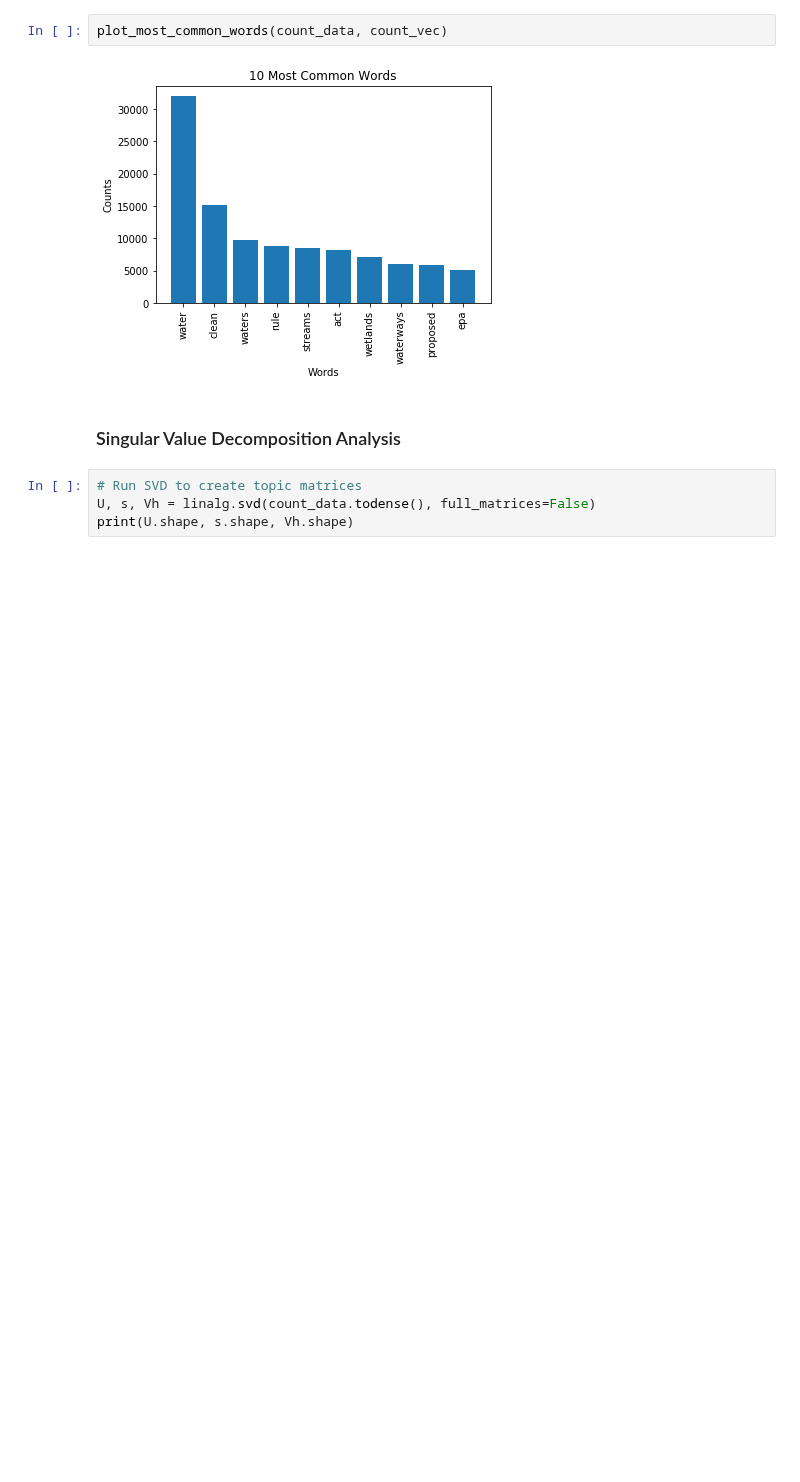
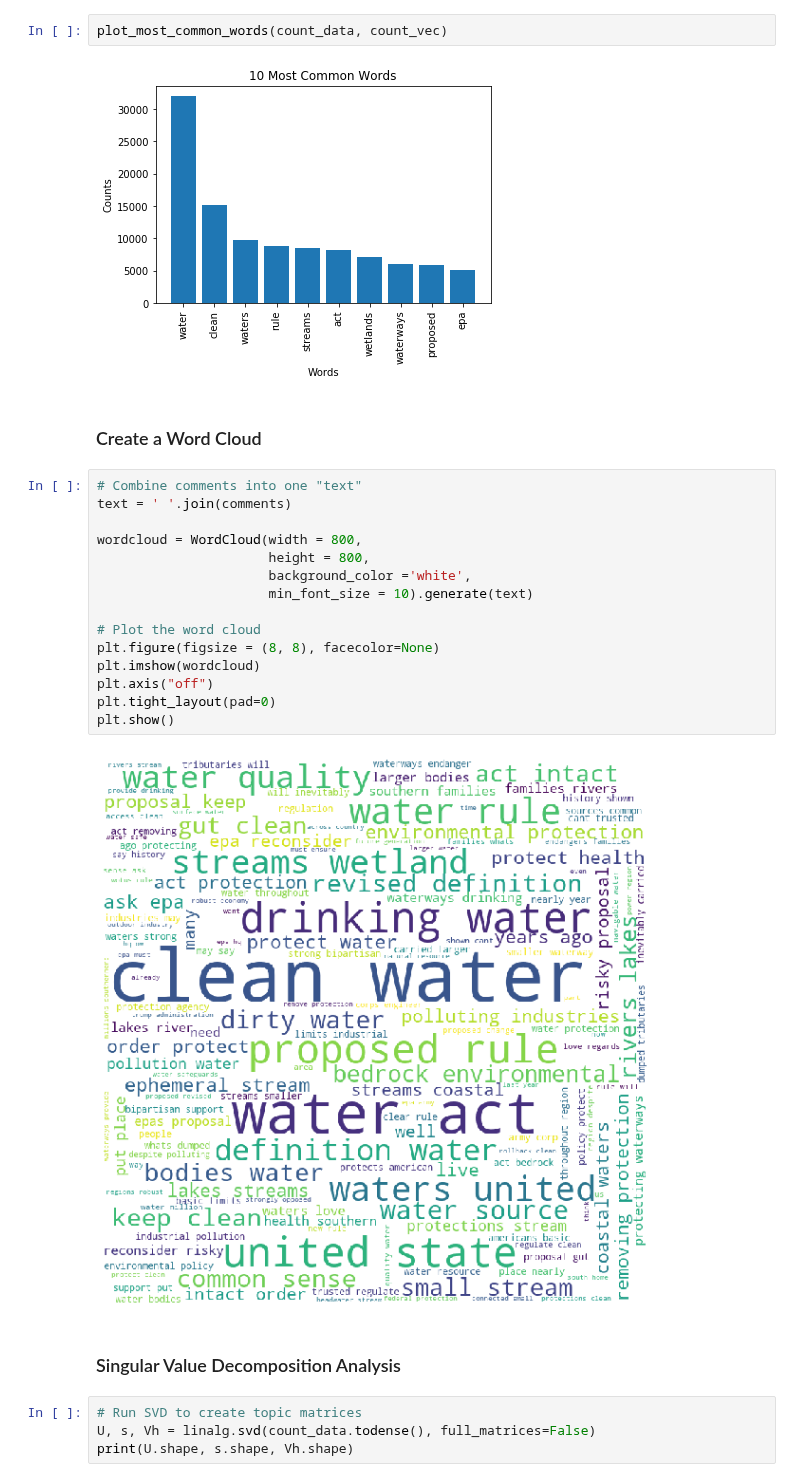
Before and after one commit to Data-Science-for-Conservation/WOTUS_Revision, a Jupyter notebook: WOTUS_analysis.ipynb, the cells around one changed output. Saved outputs shown, nothing was run; the diff lists cells and outputs as text; blank space fills up the shorter version.

Commit message:
feat: create word cloud

```diff
--- a/WOTUS_analysis.ipynb
+++ b/WOTUS_analysis.ipynb
@@ -158,6 +158,25 @@ print(vocab[s:s+100])
 plot_most_common_words(count_data, count_vec)
 # %% [output]
 [figure]
+# %% [markdown]
+### Create a Word Cloud
+# %%
+# Combine comments into one "text"
+text = ' '.join(comments)
+
+wordcloud = WordCloud(width = 800,
+                      height = 800,
+                      background_color ='white',
+                      min_font_size = 10).generate(text)
+
+# Plot the word cloud
+plt.figure(figsize = (8, 8), facecolor=None)
+plt.imshow(wordcloud)
+plt.axis("off")
+plt.tight_layout(pad=0)
+plt.show()
+# %% [output]
+[figure, added]
 # %% [markdown]
 ### Singular Value Decomposition Analysis
 # %%
```
Also changed, not shown: parts of 1 cell of this notebook.
